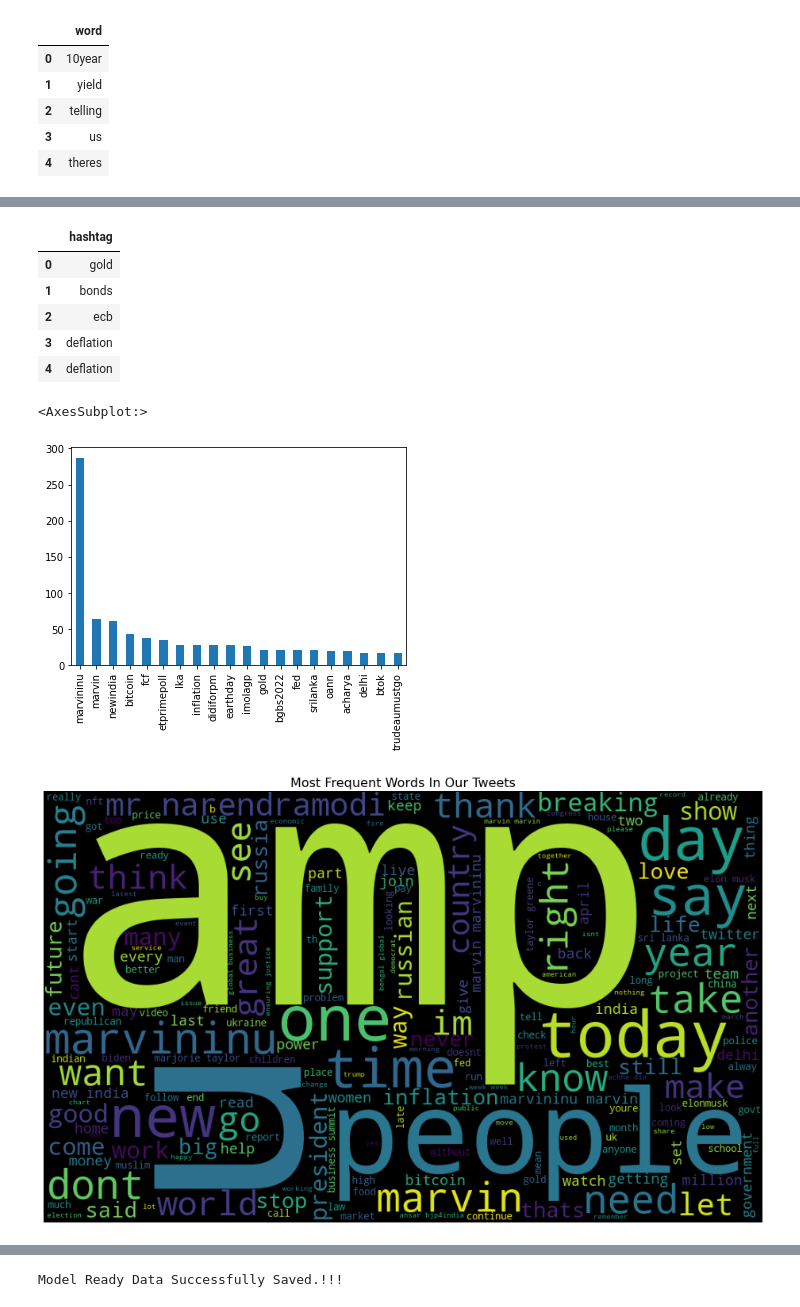
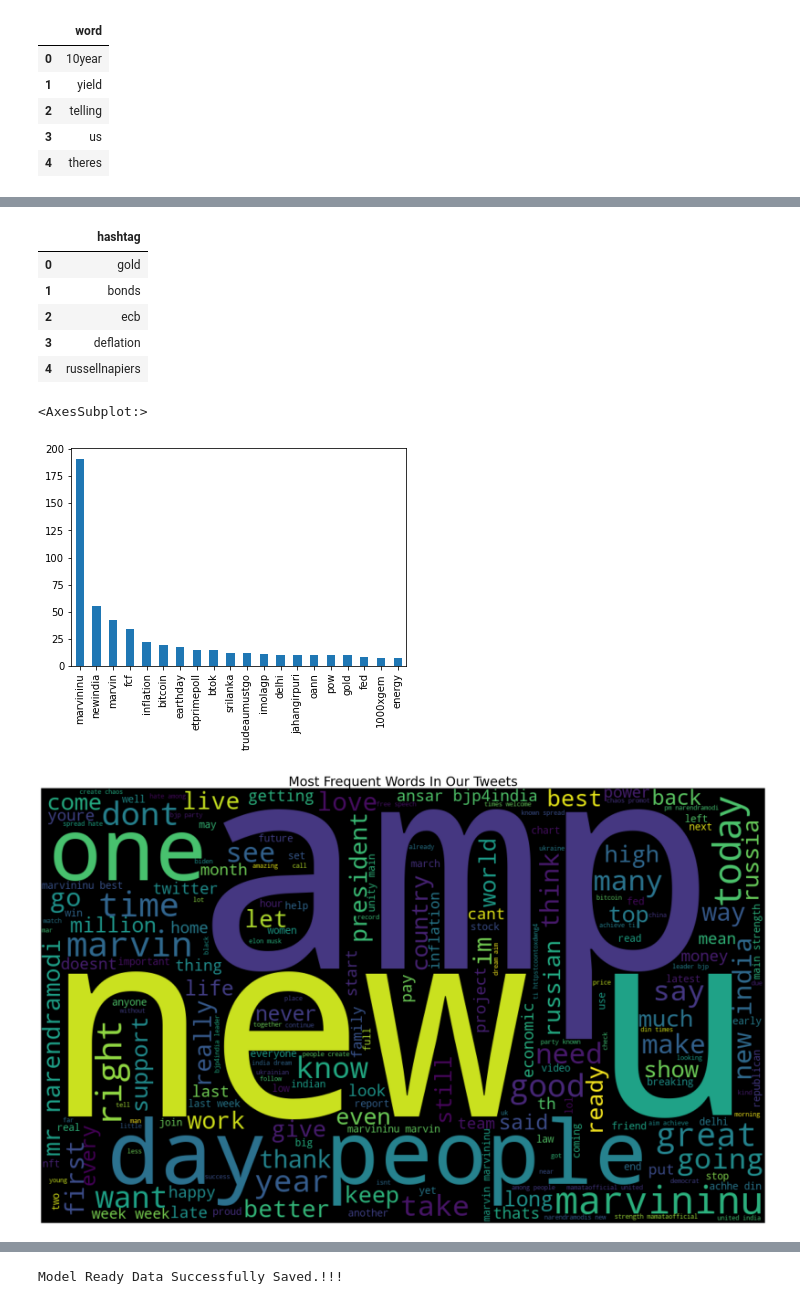
Before and after one commit to Abel-Blue/Twitter-Data-Analysis, a Jupyter notebook: Notebooks/EDA-Twitter.ipynb, the cells around one changed output, grey strips where cells are left out. Saved outputs shown, nothing was run; the diff lists cells and outputs as text; code cells hidden in the pictures.

```diff
--- a/Notebooks/EDA-Twitter.ipynb
+++ b/Notebooks/EDA-Twitter.ipynb
@@ -127,3 +127,12 @@ tweets_df['sentiment'] =  tweets_df['sentiment'].astype(int)
 tweets_df['hashtags'] = tweets_df['hashtags'].astype(str)
 tweets_df['hashtags'] = tweets_df['hashtags'].apply(lambda x: x.lower())
 tweets_df['hashtags']= tweets_df['hashtags'].apply(lambda x: x.translate(str.maketrans(' ', ' ', string.punctuation)))
+# %%
+tweets_df.drop(tweets_df[tweets_df['sentiment'] == -1].index, inplace=True)
+tweets_df.reset_index(drop=True, inplace=True)
+# %%
+first_column = tweets_df.pop('retweet_text')
+# insert column using insert(position,column_name,
+# first_column) function
+tweets_df.insert(0, 'retweet_text', first_column)
+tweets_df.head()
@@ -161,18 +177,18 @@ flattened_hashtags_df.head()
 | 1 | bonds |
 | 2 | ecb |
 | 3 | deflation |
-| 4 | deflation |
+| 4 | russellnapiers |
 # %%
 flattened_hashtags_df.hashtag.value_counts()[:20].plot(kind='bar')
 # %% [output]
 <AxesSubplot:>
-[figure, old version]
+[figure, new version]
 # %%
-plt.figure(figsize=(24, 10))
+plt.figure(figsize=(30, 20))
 plt.imshow(WordCloud(width=1000,height=600,stopwords=STOPWORDS).generate(' '.join(tweets_df['retweet_text'].values)))
 plt.axis('off')
-plt.title('Most Frequent Words In Our Tweets',fontsize=16)
+plt.title('Most Frequent Words In Our Tweets',fontsize=30)
 plt.show()
 # %% [output]
-[figure, old version]
+[figure, new version]
 # %%
```
Also changed, not shown: parts of 5 cells of this notebook, 1 other file.
